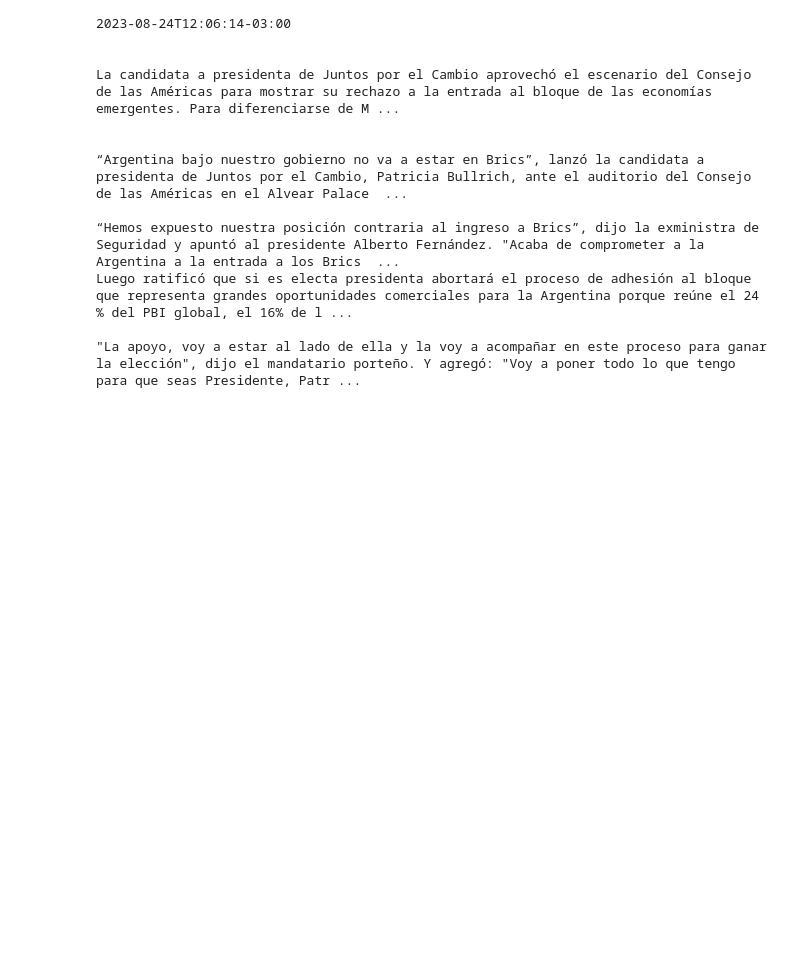
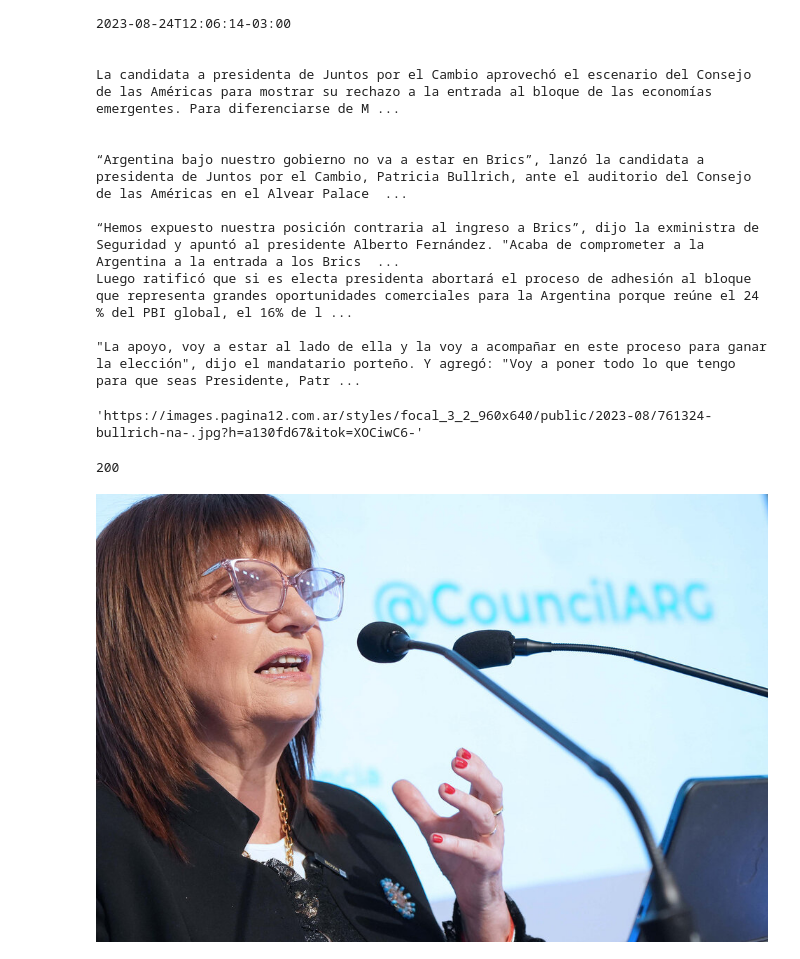
Before and after one commit to AlarconIlbert/Mapping-Data-With-Python-and-SQL, a Jupyter notebook: web_scraping_master.ipynb, the cells around one changed output. Cells and saved outputs as stored; diff of their text form; code cells hidden in the pictures; blank space fills up the shorter version.

```diff
--- a/web_scraping_master.ipynb
+++ b/web_scraping_master.ipynb
@@ -319,5 +319,17 @@ Luego ratificó que si es electa presidenta abortará el proceso de adhesión al
 
 "La apoyo, voy a estar al lado de ella y la voy a acompañar en este proceso para ganar la elección", dijo el mandatario porteño. Y agregó: "Voy a poner todo lo que tengo para que seas Presidente, Patr ...
 # %%
-media =s_nota.find('img').get('datetime')
+media =s_nota.find('article', attrs={'class':'article-full section'}).img.get('src')
 media
+# %% [output]
+'https://images.pagina12.com.ar/styles/focal_3_2_960x640/public/2023-08/761324-bullrich-na-.jpg?h=a130fd67&itok=XOCiwC6-'
+# %%
+media_req=requests.get(media)
+media_req.status_code
+# %% [output]
+200
+# %%
+from IPython.display import Image
+Image(media_req.content)
+# %% [output]
+[figure, added]
```
